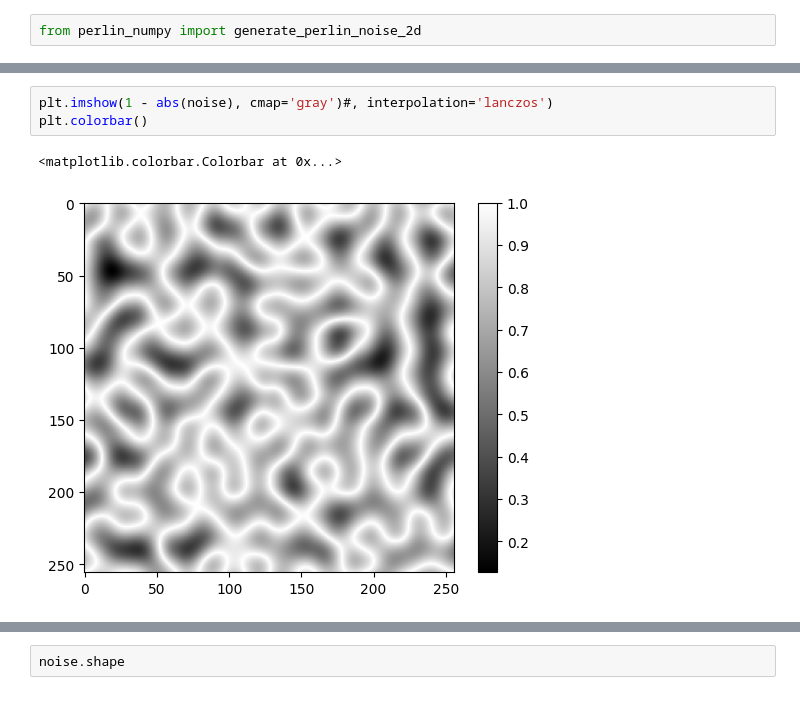
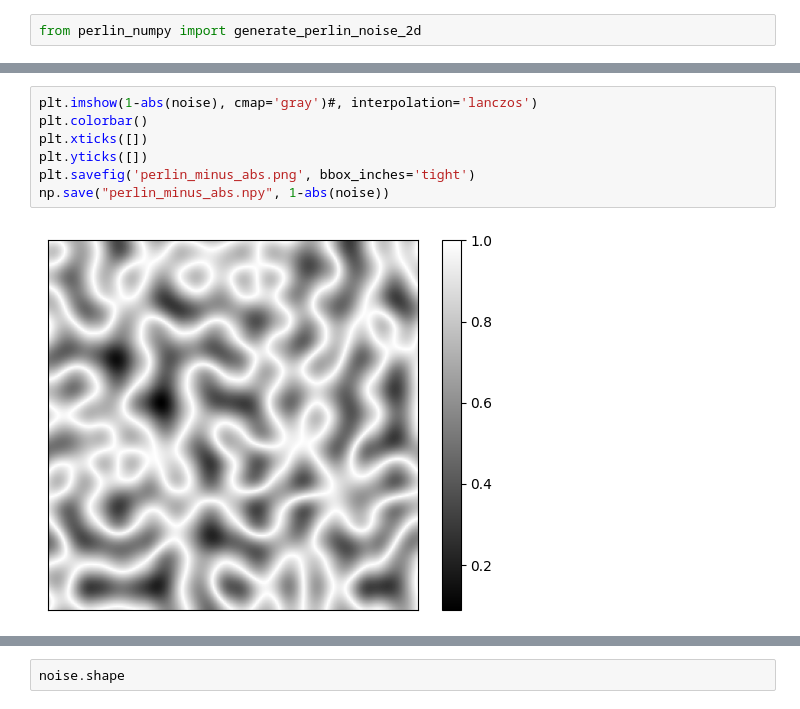
Before and after one commit to LCAV/LenslessPiCam, a Jupyter notebook: masks/PhlatCam/phlatcam-test.ipynb, the cells around one changed output, grey strips where cells are left out. Saved outputs shown, nothing was run; the diff lists cells and outputs as text.

```diff
--- a/masks/PhlatCam/phlatcam-test.ipynb
+++ b/masks/PhlatCam/phlatcam-test.ipynb
@@ -34,6 +46,9 @@ plt.colorbar()
 # %%
-plt.imshow(1 - abs(noise), cmap='gray')#, interpolation='lanczos')
+plt.imshow(1-abs(noise), cmap='gray')#, interpolation='lanczos')
 plt.colorbar()
+plt.xticks([])
+plt.yticks([])
+plt.savefig('perlin_minus_abs.png', bbox_inches='tight')
+np.save("perlin_minus_abs.npy", 1-abs(noise))
 # %% [output]
-<matplotlib.colorbar.Colorbar at 0x...>
-[figure, old version]
+[figure, new version]
```
Also changed, not shown: parts of 4 cells of this notebook, 14 other files.
